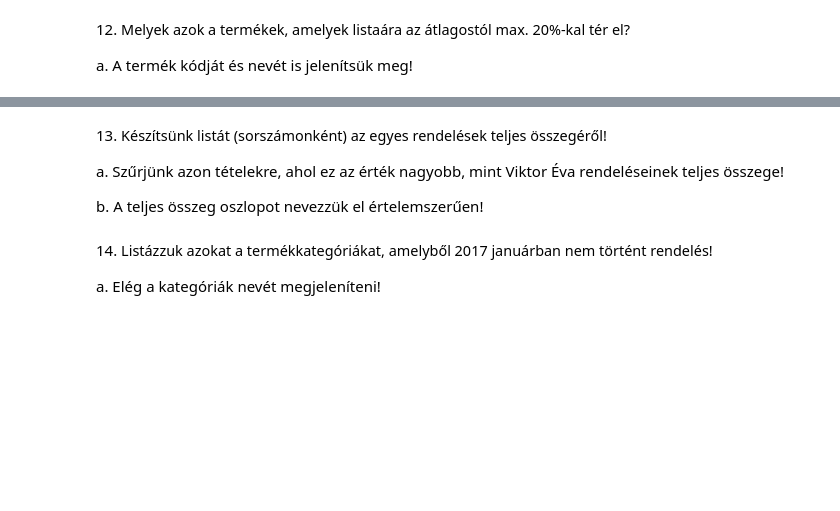
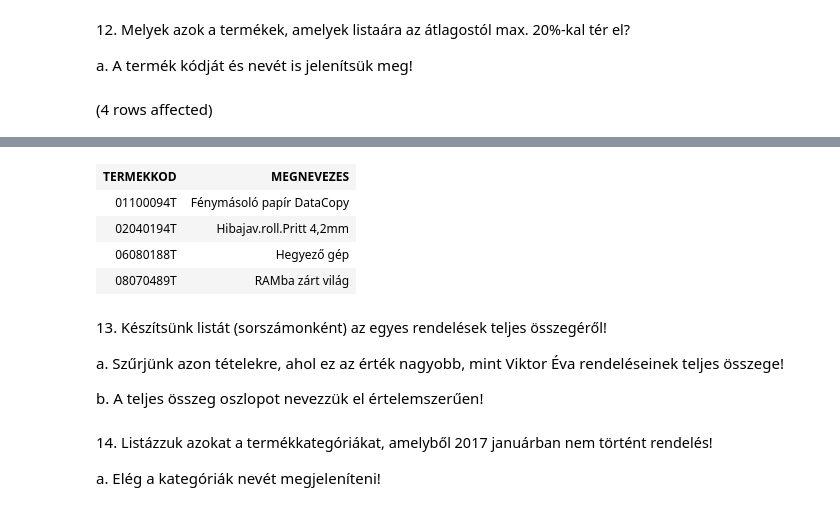
Before and after one commit to rttjnk/adatbazis, a Jupyter notebook: gyakorlat06_feladatok.ipynb, the cells around one changed output, grey strips where cells are left out. Cells and saved outputs as stored; diff of their text form; code cells hidden in the pictures; blank space fills up the shorter version.

```diff
--- a/gyakorlat06_feladatok.ipynb
+++ b/gyakorlat06_feladatok.ipynb
@@ -218,3 +261,12 @@ b. A listát rendezzük a hónapok száma szerint növekvő sorrendbe!
 12. <span style="background-color: rgb(255, 255, 255); color: rgb(0, 0, 0); font-family: &quot;Open Sans&quot;, sans-serif; font-size: 14.44px;">Melyek azok a termékek, amelyek listaára az átlagostól max. 20%-kal tér el?&nbsp;</span>
 
 a. A termék kódját és nevét is jelenítsük meg!
+# %%
+select TERMEKKOD, MEGNEVEZES
+from Termek
+where LISTAAR <= (
+    select avg(LISTAAR)*1.2 from termek
+)
+AND LISTAAR >=(select avg(LISTAAR) from Termek)
+# %% [output]
+(4 rows affected)
@@ -221,3 +274,8 @@ a. A termék kódját és nevét is jelenítsük meg!
+| TERMEKKOD | MEGNEVEZES |
+| 01100094T | Fénymásoló papír DataCopy |
+| 02040194T | Hibajav.roll.Pritt 4,2mm |
+| 06080188T | Hegyező gép |
+| 08070489T | RAMba zárt világ |
 # %% [markdown]
 13. <span style="background-color: rgb(255, 255, 255); color: rgb(0, 0, 0); font-family: &quot;Open Sans&quot;, sans-serif; font-size: 14.44px;">Készítsünk listát (sorszámonként) az egyes rendelések teljes összegéről!&nbsp;</span>
 
```
Also changed, not shown: parts of 5 cells of this notebook.
